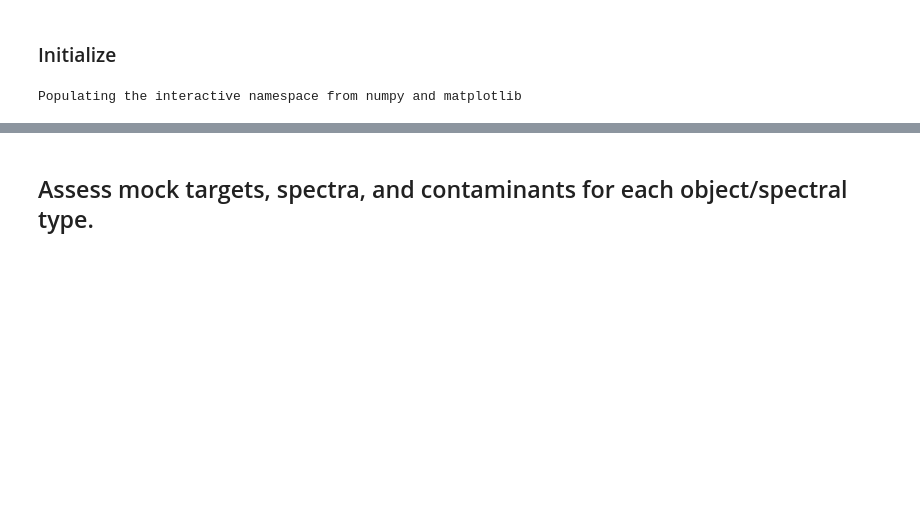
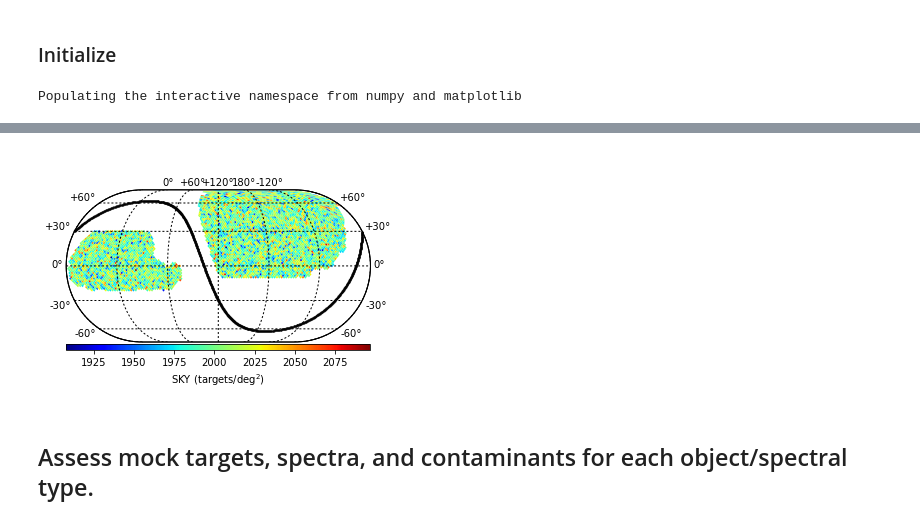
Before and after one commit to desihub/desitarget, a Jupyter notebook: doc/nb/mock-qa.ipynb, the cells around one changed output, grey strips where cells are left out. Cells and saved outputs as stored; diff of their text form; code cells hidden in the pictures; blank space fills up the shorter version.

```diff
--- a/doc/nb/mock-qa.ipynb
+++ b/doc/nb/mock-qa.ipynb
@@ -101,3 +155,8 @@ for cat, objtype in zip(data, ('BGS', 'ELG', 'LRG', 'QSO', 'SKY')):
+# %%
+for obj in np.atleast_1d('SKY'):
+    qamock_sky(data[obj], obj)
+# %% [output]
+[figure, added]
 # %% [markdown]
 ## Assess mock targets, spectra, and contaminants for each object/spectral type.
 # %%
```
Also changed, not shown: parts of 39 cells of this notebook.
